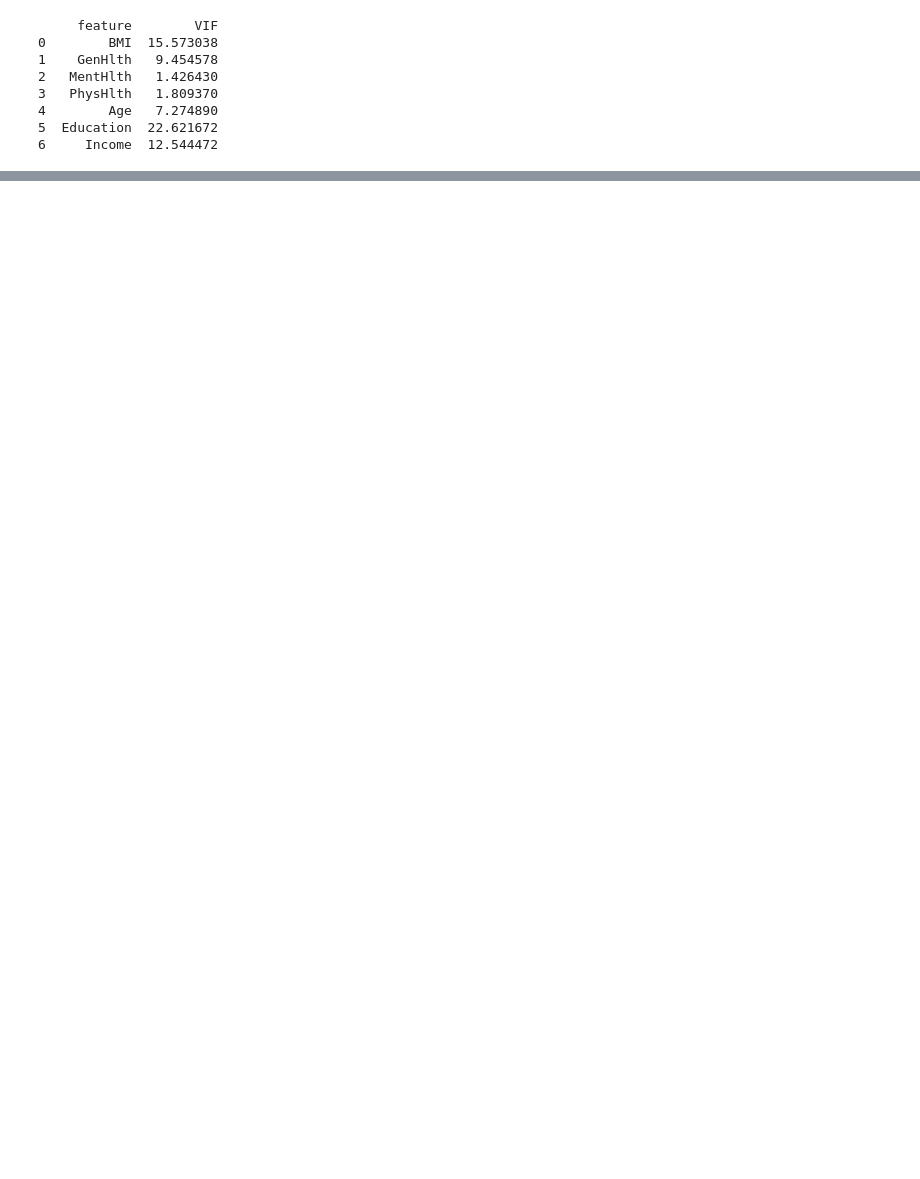
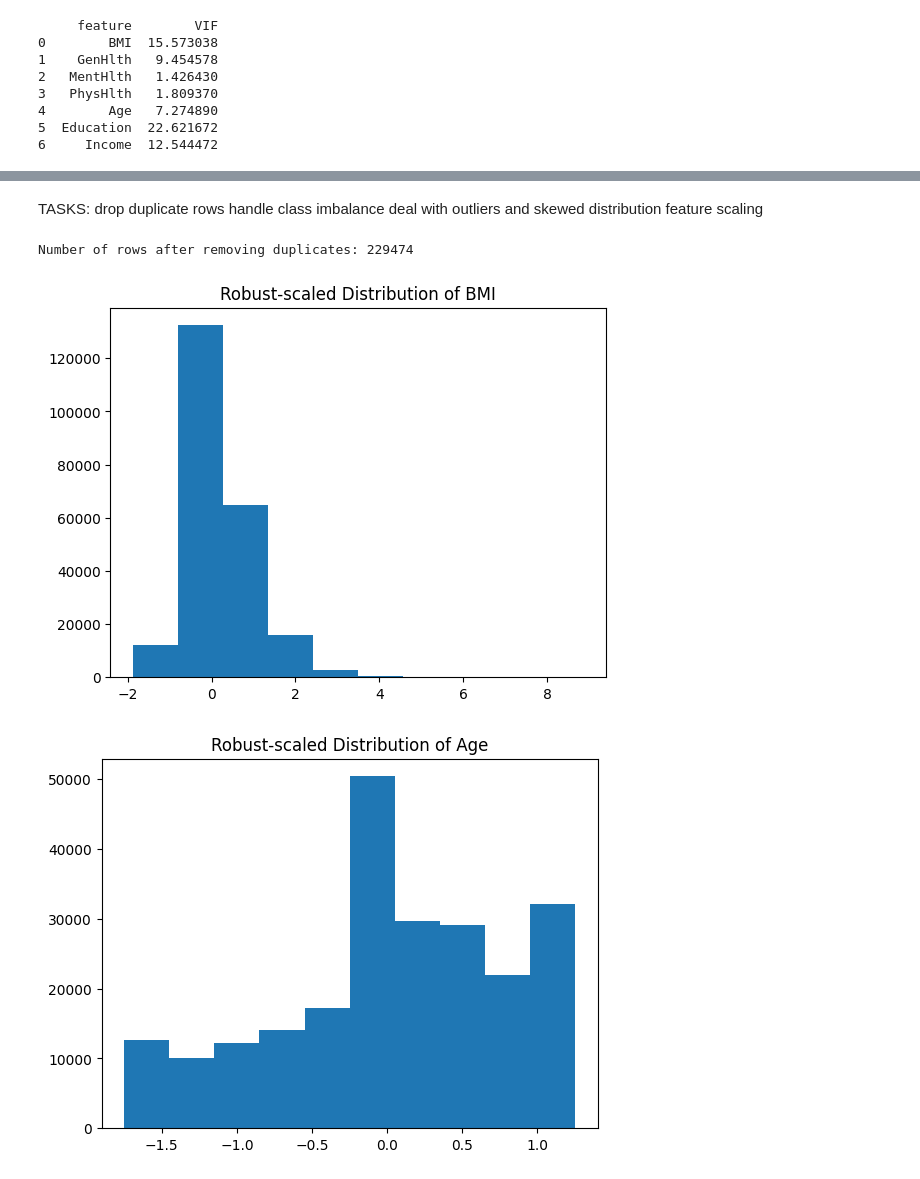
Before and after one commit to vijaivimu/SDS-CP035-gluco-track, a Jupyter notebook: advanced/submissions/team-members/sheila-adams/sheila-gluco-track-EDA.ipynb, the cells around one changed output, grey strips where cells are left out. Saved outputs shown, nothing was run; the diff lists cells and outputs as text; code cells hidden in the pictures; blank space fills up the shorter version.

```diff
--- a/advanced/submissions/team-members/sheila-adams/sheila-gluco-track-EDA.ipynb
+++ b/advanced/submissions/team-members/sheila-adams/sheila-gluco-track-EDA.ipynb
@@ -223,0 +328,36 @@ print(vif_data)
+# %% [markdown]
+TASKS:
+drop duplicate rows
+handle class imbalance
+deal with outliers and skewed distribution
+feature scaling
+# %%
+df_clean = df.copy()
+df_clean= df_clean.drop_duplicates()
+print(f"Number of rows after removing duplicates: {df_clean.shape[0]}")
+# %% [output]
+Number of rows after removing duplicates: 229474
+# %%
+from sklearn.preprocessing import PowerTransformer, RobustScaler
+# Feature transformations: Select continuous and ordinal columns (excluding binary and target)
+continuous_cols = ['BMI', 'Age', 'Education', 'Income']
+
+X_continuous = df_clean[continuous_cols]
+
+# Robust scaling to reduce outlier impact
+scaler = RobustScaler()
+X_scaled = scaler.fit_transform(X_continuous)
+
+# Replace original columns with transformed values in your dataframe
+df_clean[continuous_cols] = X_scaled
+
+# Now df_clean has transformed features ready for modeling
+# %%
+for col in continuous_cols:
+    plt.hist(data=df_clean, x= col)
+    plt.title(f'Robust-scaled Distribution of {col}')
+    plt.xticks(rotation=0)
+    plt.show()
+# %% [output]
+[figure, added]
+[figure, added]
```
Also changed, not shown: parts of 26 cells of this notebook.
